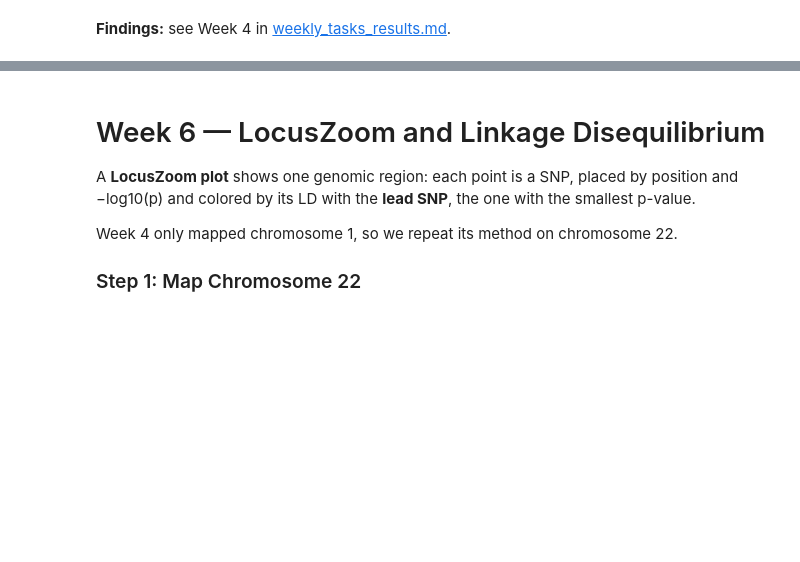
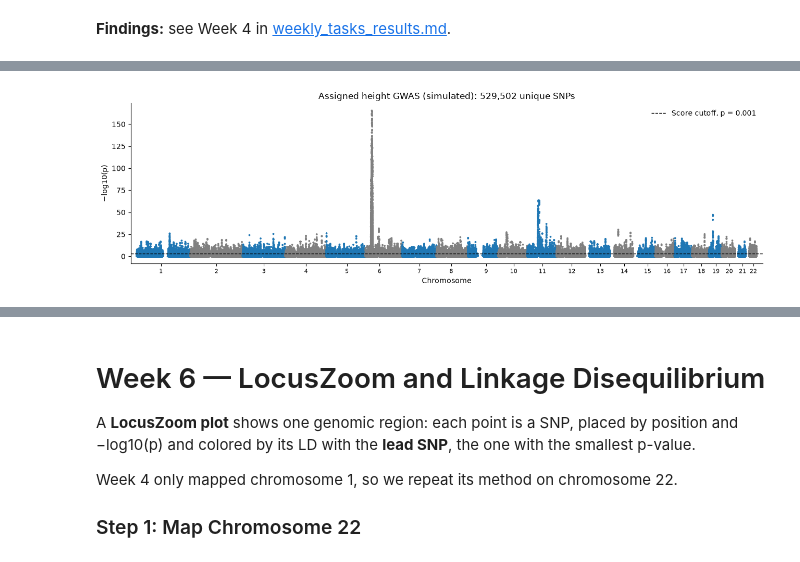
Before and after one commit to borngreat26/capstone_project, a Jupyter notebook: notebooks/weekly_tasks_public.ipynb, the cells around one changed output, grey strips where cells are left out. Saved outputs shown, nothing was run; the diff lists cells and outputs as text; code cells hidden in the pictures; blank space fills up the shorter version.

```diff
--- a/notebooks/weekly_tasks_public.ipynb
+++ b/notebooks/weekly_tasks_public.ipynb
@@ -1591,0 +1274,24 @@ plt.show()
+# %%
+height_gwas = pd.read_csv('data/Height.gwas.txt.gz', sep='\t')
+assert height_gwas['OR'].gt(0).all()
+assert np.allclose(2 * norm.sf(abs(np.log(height_gwas['OR']) / height_gwas['SE'])), height_gwas['P'], rtol=0, atol=1e-5)
+height_gwas['BETA'] = np.log(height_gwas['OR'])
+height_passed = gwas_qc(height_gwas)
+display(height_gwas.head(5))
+
+manhattan5 = height_gwas.drop_duplicates('SNP')[['CHR', 'BP', 'P']].sort_values(['CHR', 'BP'])
+offsets5 = manhattan5.groupby('CHR')['BP'].max().cumsum().shift(fill_value=0)
+x5 = (manhattan5['BP'] + manhattan5['CHR'].map(offsets5)) / 1e6
+fig, ax = plt.subplots(figsize=(13, 4))
+ax.scatter(x5, -np.log10(manhattan5['P']), s=3, c=np.where(manhattan5['CHR'] % 2, 'C0', 'gray'))
+ax.axhline(-np.log10(0.001), linestyle='--', color='black', linewidth=1, label='Score cutoff, p = 0.001')
+middles5 = x5.groupby(manhattan5['CHR']).median()
+ax.set_xticks(middles5, middles5.index, fontsize=8)
+ax.set(xlabel='Chromosome', ylabel='−log10(p)', title=f'Assigned height GWAS (simulated): {len(manhattan5):,} unique SNPs')
+ax.margins(x=0.01)
+ax.spines[['top', 'right']].set_visible(False)
+ax.legend(frameon=False, loc='upper right')
+fig.tight_layout()
+fig.savefig(w5 / 'height_gwas_manhattan.png', dpi=180)
+plt.show()
+# %% [output]
@@ -1591,0 +1304 @@ plt.show()
+[figure, added]
```
Also changed, not shown: parts of 44 cells of this notebook, 16 other files.
